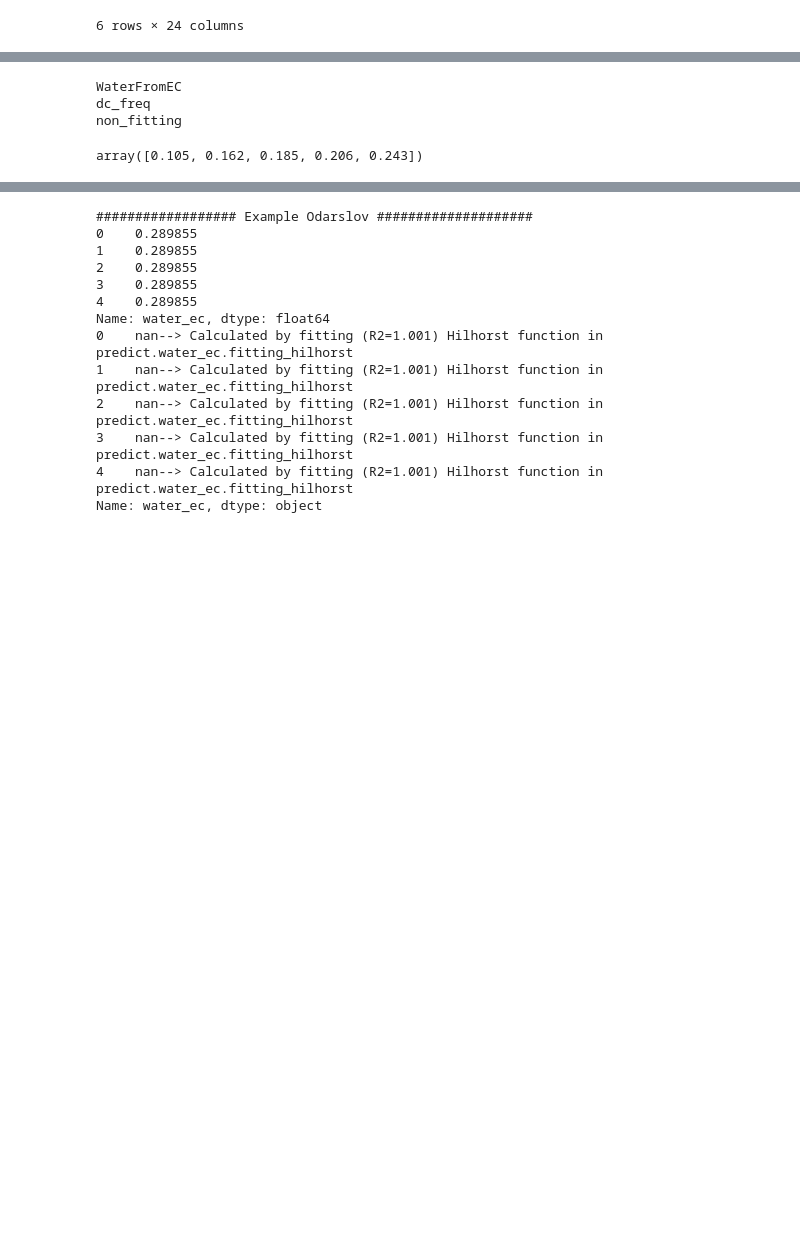
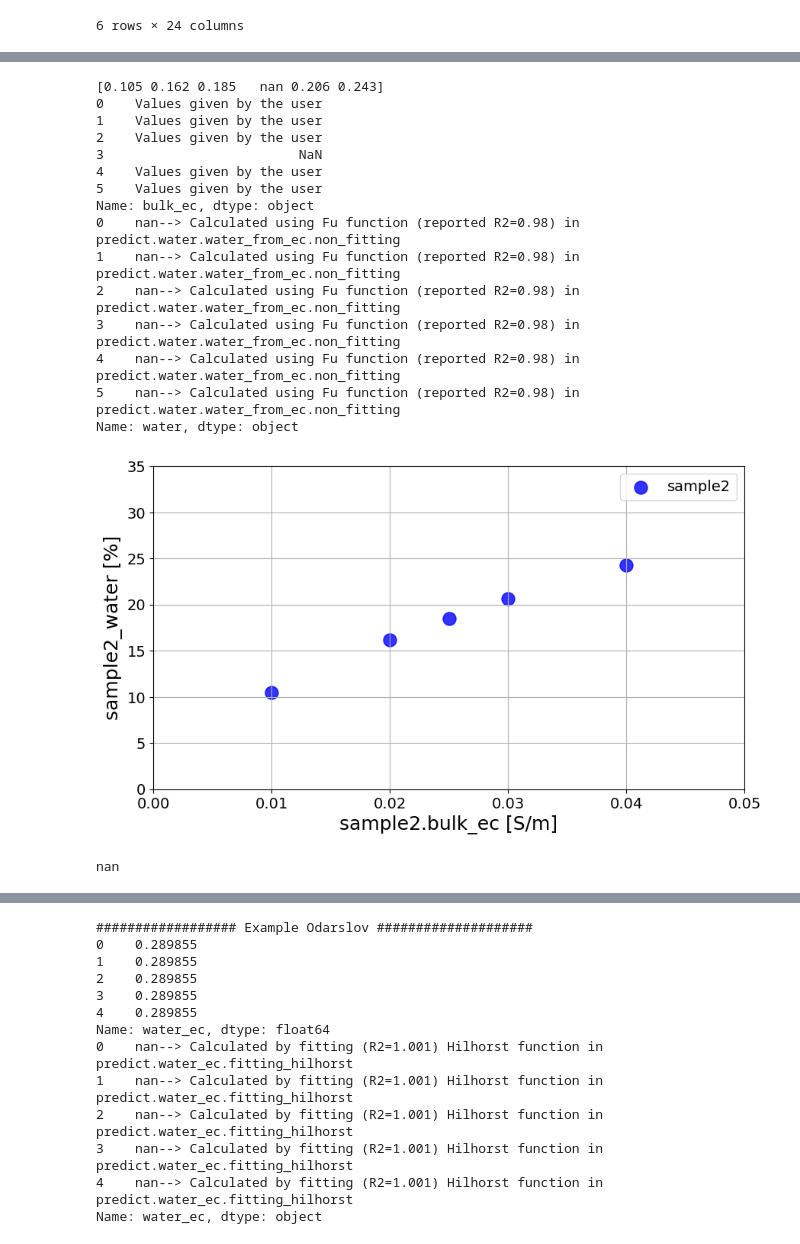
Before and after one commit to SENSE-UGent/Pedophysics, a Jupyter notebook: examples/Examples.ipynb, the cells around one changed output, grey strips where cells are left out. Saved outputs shown, nothing was run; the diff lists cells and outputs as text; code cells hidden in the pictures; blank space fills up the shorter version.

```diff
--- a/examples/Examples.ipynb
+++ b/examples/Examples.ipynb
@@ -77,30 +80,46 @@ plt.show()
 # %%
-sample1 = Soil( bulk_ec = [0.01, 0.02, 0.025, 0.030, 0.040],
+sample2 = Soil( bulk_ec = [0.01, 0.02, 0.025, np.nan, 0.030, 0.040],
                 clay = 10,
                 bulk_density = 1.4,
                 water_ec = 0.5)
 
-predict.Water(sample1)
-
-print('sample1.df', sample1.df)
+sample2_water = predict.Water(sample2)
+print(sample2_water)
+print(sample2.info.bulk_ec)
+print(sample2.info.water)
 
 fig = plt.figure()
 ax = fig.add_subplot(1, 1, 1)
 fig.set_figheight(5.5)
-fig.set_figwidth(8)
-ax.scatter(sample1.bulk_ec, sample1.df.water*100, color='blue', alpha=0.8, s=ss)
+fig.set_figwidth(10)
+ax.scatter(sample2.bulk_ec, sample2_water*100, color='blue', alpha=0.8, s=ss, label = "sample2")
 ax.set_xlim(0, 0.05)
 ax.set_ylim(0, 35)
-ax.set_xlabel('sample2.df.bulk_ec [S/m]', fontsize = 22)
-ax.set_ylabel('sample2.df.water [%]', fontsize = 22)
-ax.tick_params(axis='y', labelsize=16)
-ax.tick_params(axis='x', labelsize=16)
+ax.set_xlabel('sample2.bulk_ec [S/m]', fontsize = 18)
+ax.set_ylabel('sample2_water [%]', fontsize = 18)
+ax.tick_params(axis='y', labelsize=14)
+ax.tick_params(axis='x', labelsize=14)
 ax.grid(True)
+ax.legend(loc='upper right', fontsize = 14)
 
-plt.savefig('Ex3')
+plt.savefig('Ex2')
 plt.show()
+sample2.df.bulk_ec[3]
 # %% [output]
-WaterFromEC
-dc_freq
-non_fitting
+[0.105 0.162 0.185   nan 0.206 0.243]
+0    Values given by the user
+1    Values given by the user
+2    Values given by the user
+3                         NaN
+4    Values given by the user
+5    Values given by the user
+Name: bulk_ec, dtype: object
+0    nan--> Calculated using Fu function (reported R2=0.98) in predict.water.water_from_ec.non_fitting
+1    nan--> Calculated using Fu function (reported R2=0.98) in predict.water.water_from_ec.non_fitting
+2    nan--> Calculated using Fu function (reported R2=0.98) in predict.water.water_from_ec.non_fitting
+3    nan--> Calculated using Fu function (reported R2=0.98) in predict.water.water_from_ec.non_fitting
+4    nan--> Calculated using Fu function (reported R2=0.98) in predict.water.water_from_ec.non_fitting
+5    nan--> Calculated using Fu function (reported R2=0.98) in predict.water.water_from_ec.non_fitting
+Name: water, dtype: object
+[figure, added]
-array([0.105, 0.162, 0.185, 0.206, 0.243])
+nan
```
Also changed, not shown: parts of 16 cells of this notebook, 6 other files.
